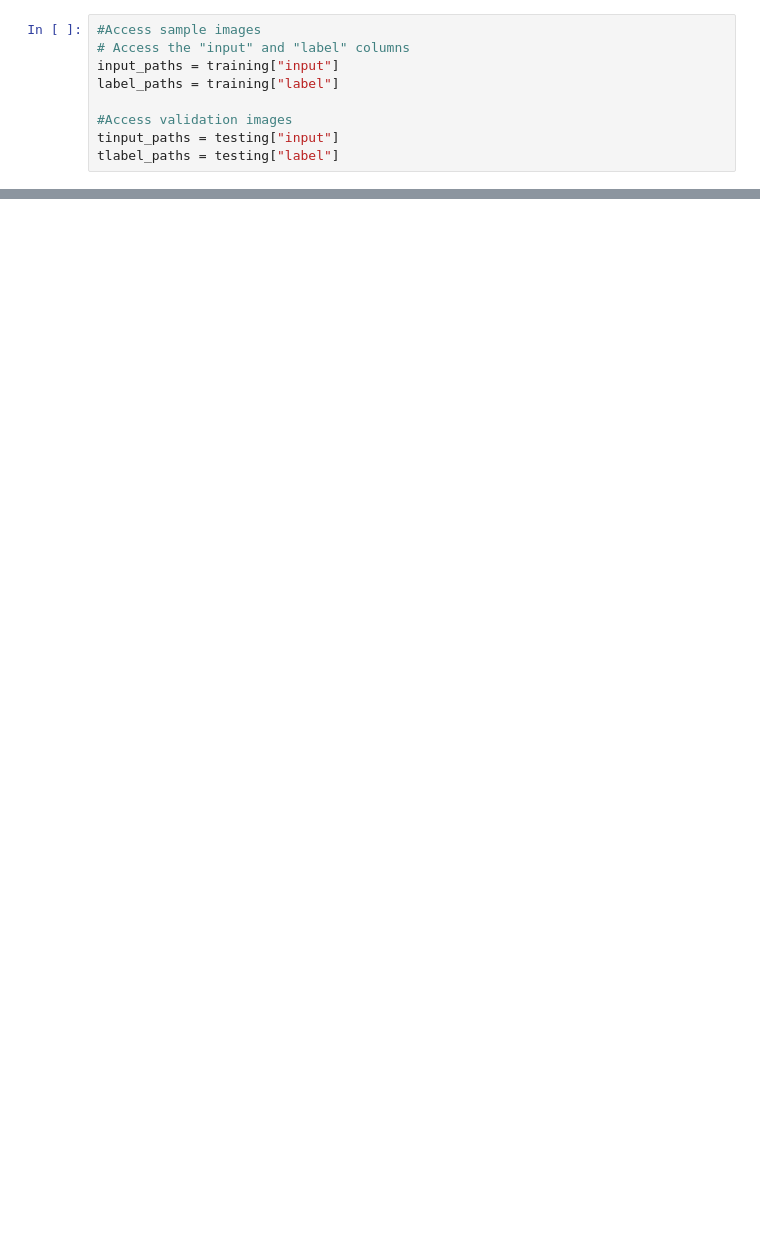
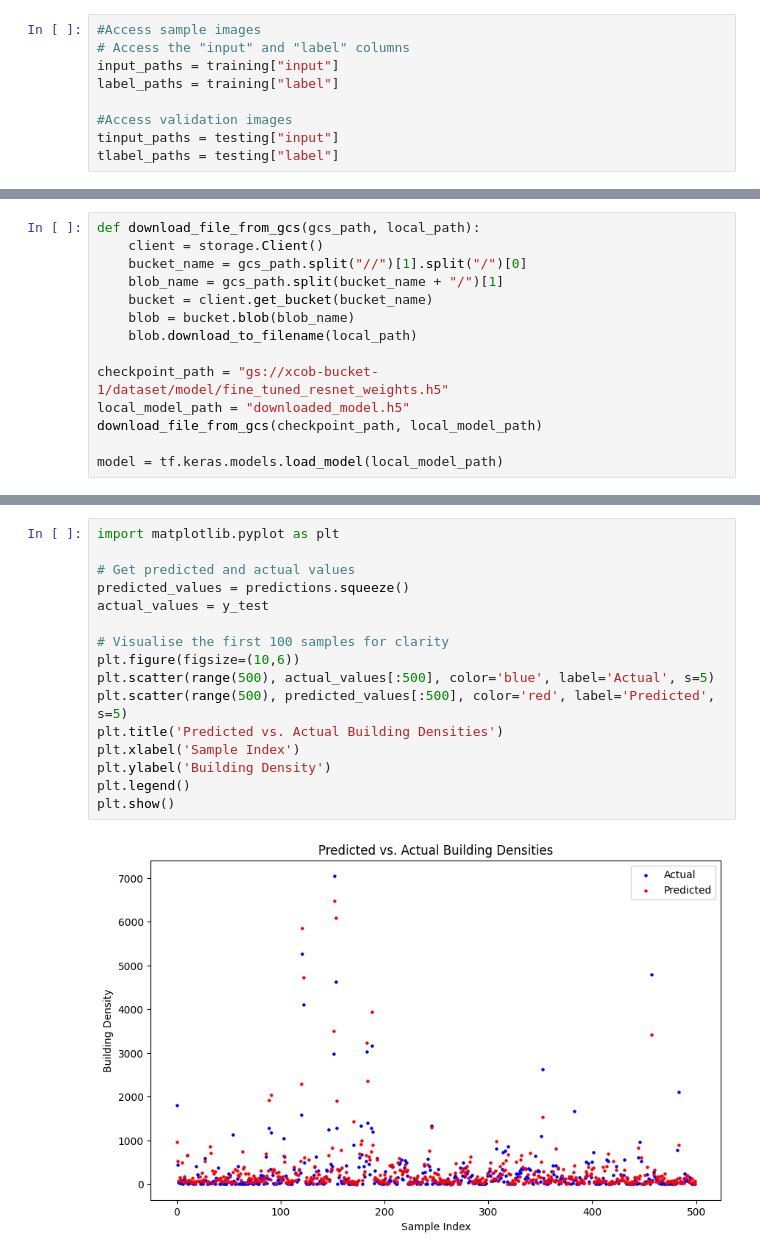
Before and after one commit to dmosh/building_density, a Jupyter notebook: density.ipynb, the cells around one changed output, grey strips where cells are left out. Saved outputs shown, nothing was run; the diff lists cells and outputs as text; blank space fills up the shorter version.

```diff
--- a/density.ipynb
+++ b/density.ipynb
@@ -238,0 +509,14 @@ plt.show()
+# %%
+def download_file_from_gcs(gcs_path, local_path):
+    client = storage.Client()
+    bucket_name = gcs_path.split("//")[1].split("/")[0]
+    blob_name = gcs_path.split(bucket_name + "/")[1]
+    bucket = client.get_bucket(bucket_name)
+    blob = bucket.blob(blob_name)
+    blob.download_to_filename(local_path)
+
+checkpoint_path = "gs://xcob-bucket-1/dataset/model/fine_tuned_resnet_weights.h5"
+local_model_path = "downloaded_model.h5"
+download_file_from_gcs(checkpoint_path, local_model_path)
+
+model = tf.keras.models.load_model(local_model_path)
@@ -238,0 +589,18 @@ plt.show()
+# %%
+import matplotlib.pyplot as plt
+
+# Get predicted and actual values
+predicted_values = predictions.squeeze()
+actual_values = y_test
+
+# Visualise the first 100 samples for clarity
+plt.figure(figsize=(10,6))
+plt.scatter(range(500), actual_values[:500], color='blue', label='Actual', s=5)
+plt.scatter(range(500), predicted_values[:500], color='red', label='Predicted', s=5)
+plt.title('Predicted vs. Actual Building Densities')
+plt.xlabel('Sample Index')
+plt.ylabel('Building Density')
+plt.legend()
+plt.show()
+# %% [output]
+[figure, added]
```
Also changed, not shown: parts of 21 cells of this notebook.
